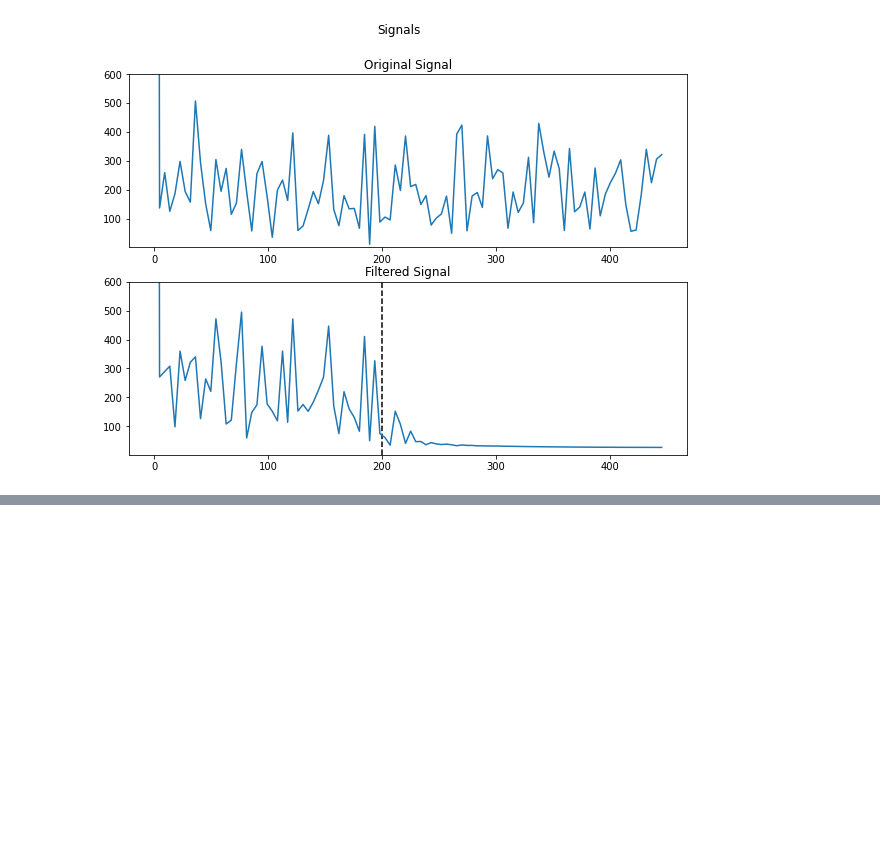
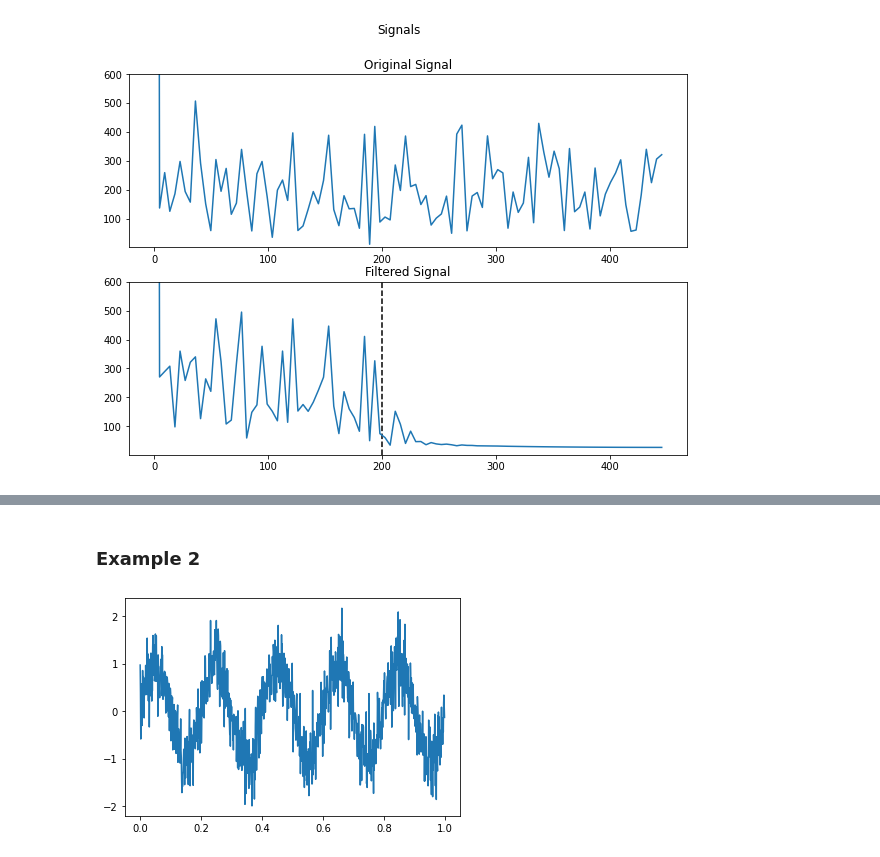
Before and after one commit to mabelc/Signals-denoising, a Jupyter notebook: filters.ipynb, the cells around one changed output, grey strips where cells are left out. Saved outputs shown, nothing was run; the diff lists cells and outputs as text; code cells hidden in the pictures; blank space fills up the shorter version.

```diff
--- a/filters.ipynb
+++ b/filters.ipynb
@@ -171,0 +220,12 @@ ax2.set_title('Filtered Signal');
+# %% [markdown]
+### Example 2
+# %%
+fs = 1000  # Sampling frequency
+
+# Generate the time vector
+t = np.arange(1000) / fs
+signal =  np.sin(2*np.pi*5*t) + np.random.normal(0, 0.4, 1000)
+
+plt.plot(t, signal);
+# %% [output]
+[figure, added]
```
Also changed, not shown: parts of 9 cells of this notebook.
